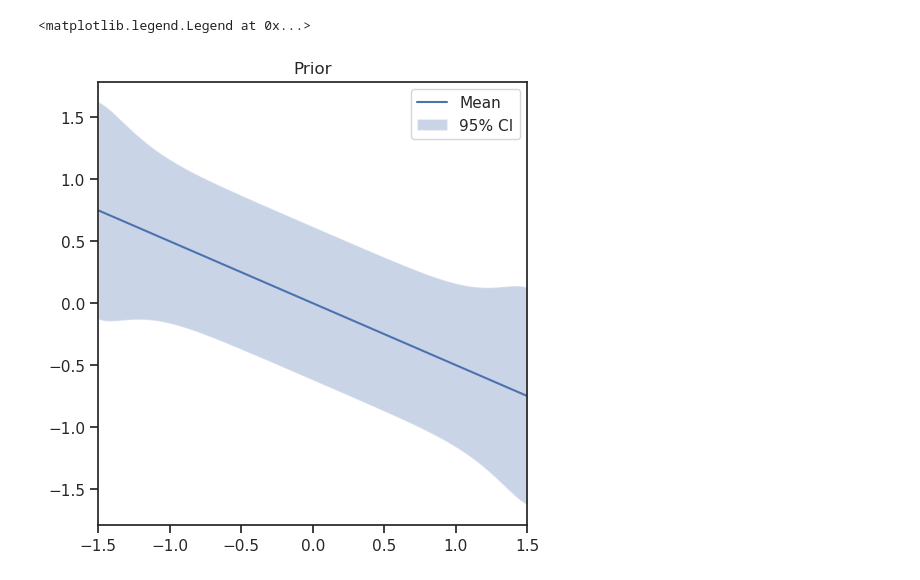
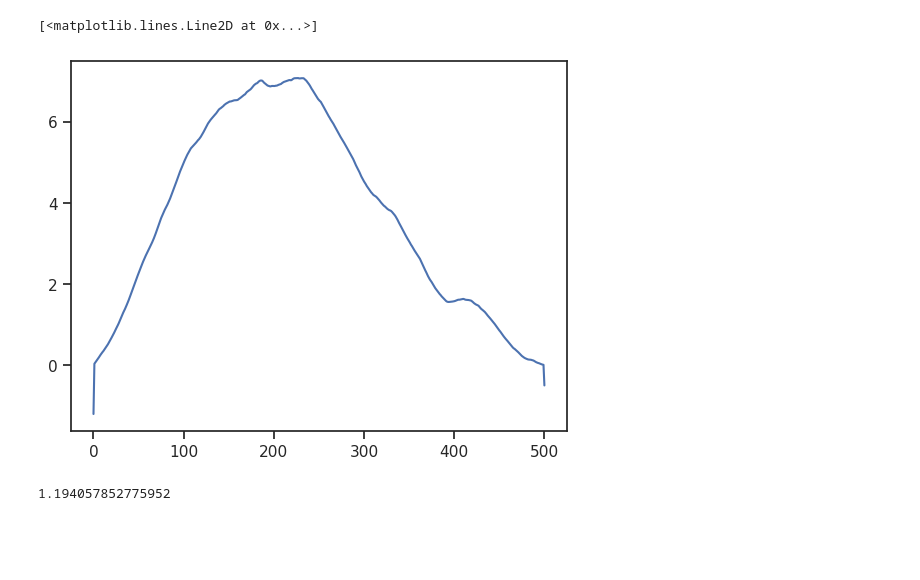
Before and after one commit to maximilian-kruse/SPIN, a Jupyter notebook: examples/1D_drift_mfpt.ipynb, the cells around one changed output. Drawn from its saved outputs; the diff is of its cells as text; code cells hidden in the pictures; blank space fills up the shorter version.

```diff
--- a/examples/1D_drift_mfpt.ipynb
+++ b/examples/1D_drift_mfpt.ipynb
@@ -57,3 +57,10 @@ axs[1].legend()
+# %%
+right_hand_side = rng.normal(loc=0, scale=1, size=true_solution.shape)
+true_adjoint = spin_problem.solve_adjoint(true_solution, true_parameter, right_hand_side)
+plt.plot(true_adjoint)
+# %% [output]
+[<matplotlib.lines.Line2D at 0x...>]
+[figure, added]
 # %%
 prior_settings = prior.PriorSettings(
     function_space=spin_problem.function_space_parameters,
@@ -67,8 +74,12 @@ spin_prior = prior_builder.build()
 prior_variance = spin_prior.compute_variance_with_boundaries(
     method="Randomized", num_eigenvalues_randomized=100
 )
+# %%
+np.mean(prior_variance)
+# %% [output]
+1.194057852775952
 # %%
-_, ax = plt.subplots(figsize=(5, 5), layout="constrained")
+_, ax = plt.subplots(figsize=(4, 4), layout="constrained")
 ax.plot(parameter_coordinates, spin_prior.mean_array, label="Mean")
 ax.fill_between(
     parameter_coordinates.flatten(),
@@ -80,9 +91,6 @@ ax.fill_between(
 ax.set_title("Prior")
 ax.set_xlim(-1.5, 1.5)
 ax.legend()
-# %% [output]
-<matplotlib.legend.Legend at 0x...>
-[figure, removed]
 # %%
 misfit_settings = misfit.MisfitSettings(
     function_space=spin_problem.function_space_variables,
```
Also changed, not shown: parts of 6 cells of this notebook, 7 other files.
